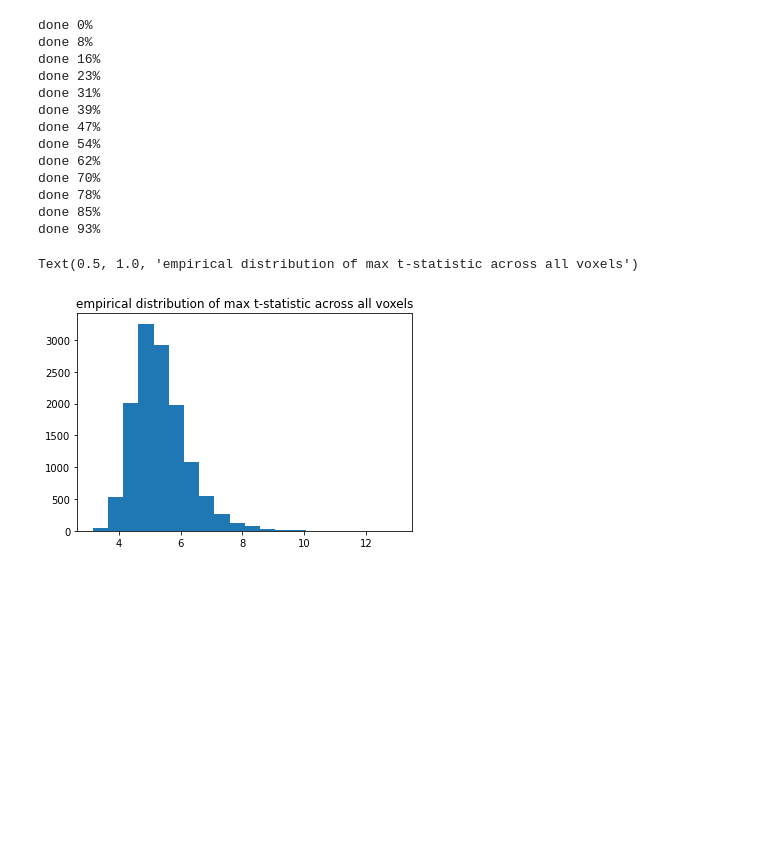
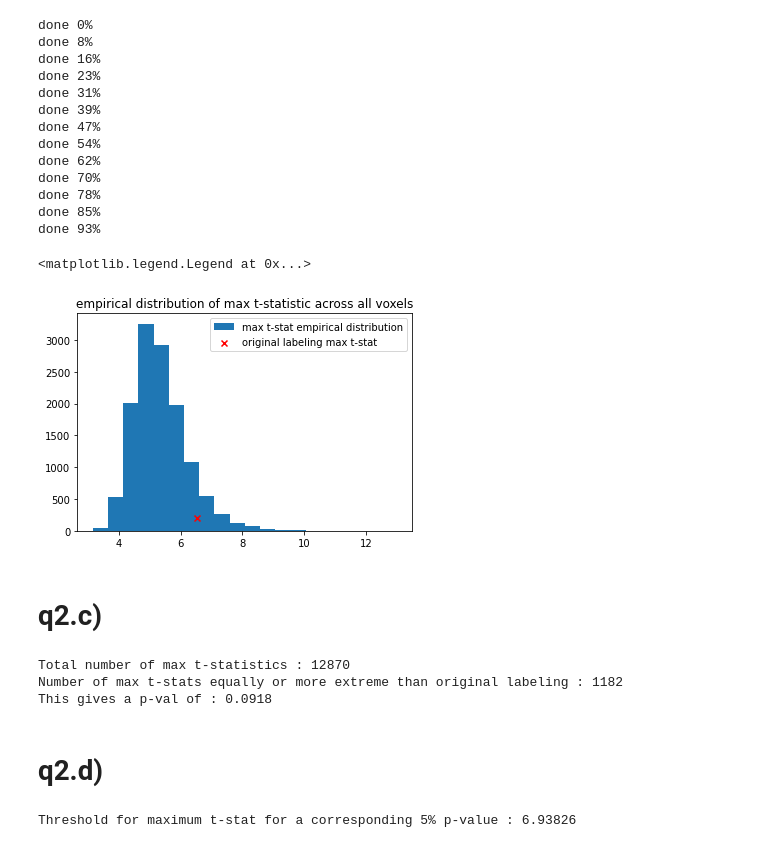
Before and after one commit to fclarke1/modelling-bio-imaging-comp0118, a Jupyter notebook: assignment_2/part_2_q2.ipynb, the cells around one changed output. Saved outputs shown, nothing was run; the diff lists cells and outputs as text; code cells hidden in the pictures; blank space fills up the shorter version.

```diff
--- a/assignment_2/part_2_q2.ipynb
+++ b/assignment_2/part_2_q2.ipynb
@@ -187,8 +187,38 @@ done 78%
 done 85%
 done 93%
 # %%
-plt.hist(t_statistic_perms_max, bins=20)
+t_statistic_max_gt = t_statistic.max()
+plt.hist(t_statistic_perms_max, bins=20, label='max t-stat empirical distribution')
+plt.scatter(x=t_statistic_max_gt, y=200, color='r', marker='x', label='original labeling max t-stat')
 plt.title('empirical distribution of max t-statistic across all voxels')
+plt.legend()
 # %% [output]
-Text(0.5, 1.0, 'empirical distribution of max t-statistic across all voxels')
+<matplotlib.legend.Legend at 0x...>
-[figure, old version]
+[figure, new version]
+# %% [markdown]
+# q2.c)
+# %%
+
+num_t_stat_more_extreme = (t_statistic_perms_max >= t_statistic_max_gt).sum()
+total_t_stat_num = t_statistic_perms_max.shape[0]
+
+p_val = num_t_stat_more_extreme / total_t_stat_num
+
+print(f'Total number of max t-statistics : {total_t_stat_num}')
+print(f'Number of max t-stats equally or more extreme than original labeling : {num_t_stat_more_extreme}')
+print(f'This gives a p-val of : {p_val:.4f}')
+# %% [output]
+Total number of max t-statistics : 12870
+Number of max t-stats equally or more extreme than original labeling : 1182
+This gives a p-val of : 0.0918
+# %% [markdown]
+# q2.d)
+# %%
+# find the 95-th percentile max t-stat to find the threshold for
+# 5% p-val
+sorted_max_t_stat = np.sort(t_statistic_perms_max)
+thresh_idx = int(0.95 * total_t_stat_num)
+t_stat_thresh_5pct = sorted_max_t_stat[thresh_idx]
+print(f'Threshold for maximum t-stat for a corresponding 5% p-value : {t_stat_thresh_5pct:.5f}')
+# %% [output]
+Threshold for maximum t-stat for a corresponding 5% p-value : 6.93826
```
Also changed, not shown: parts of 1 cell of this notebook.
